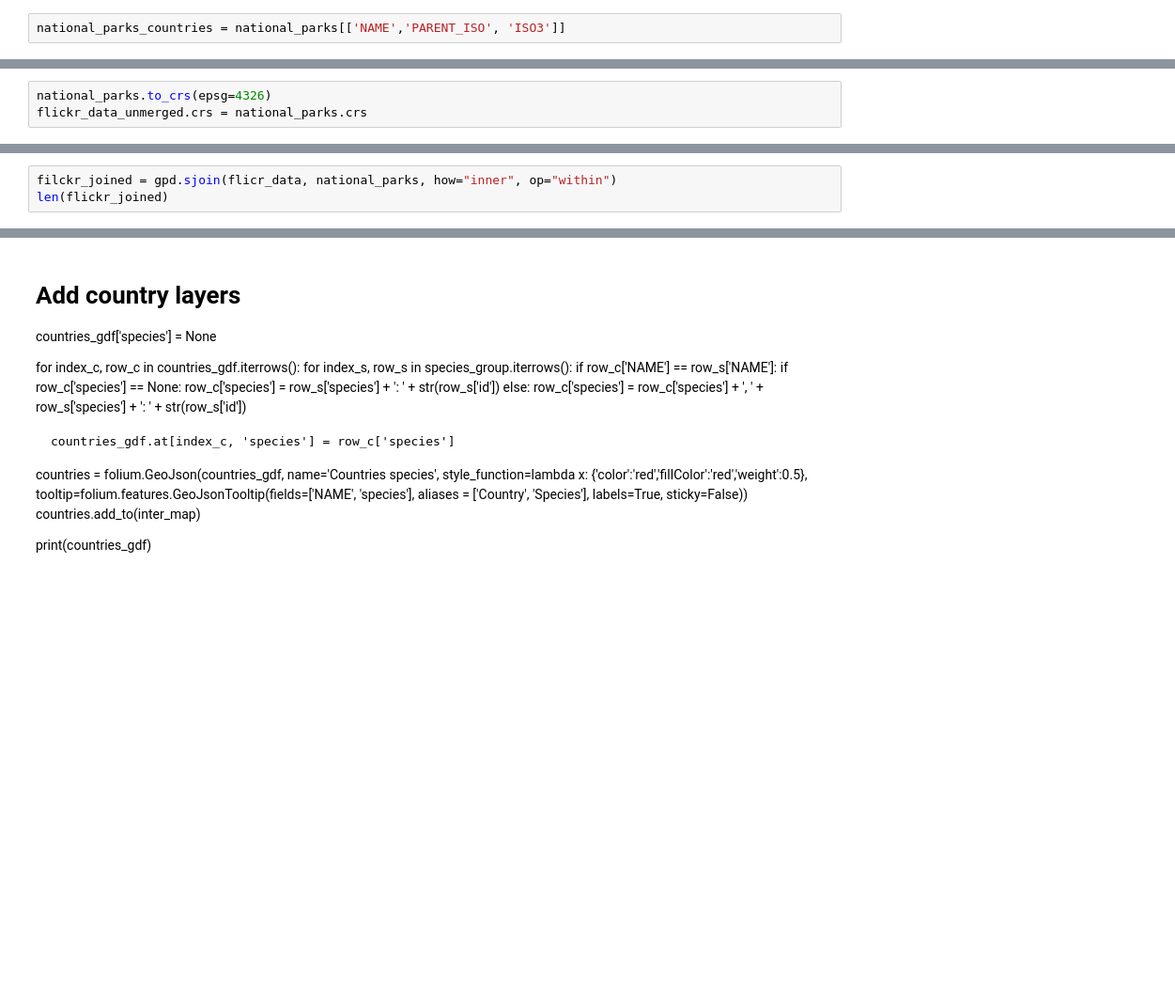
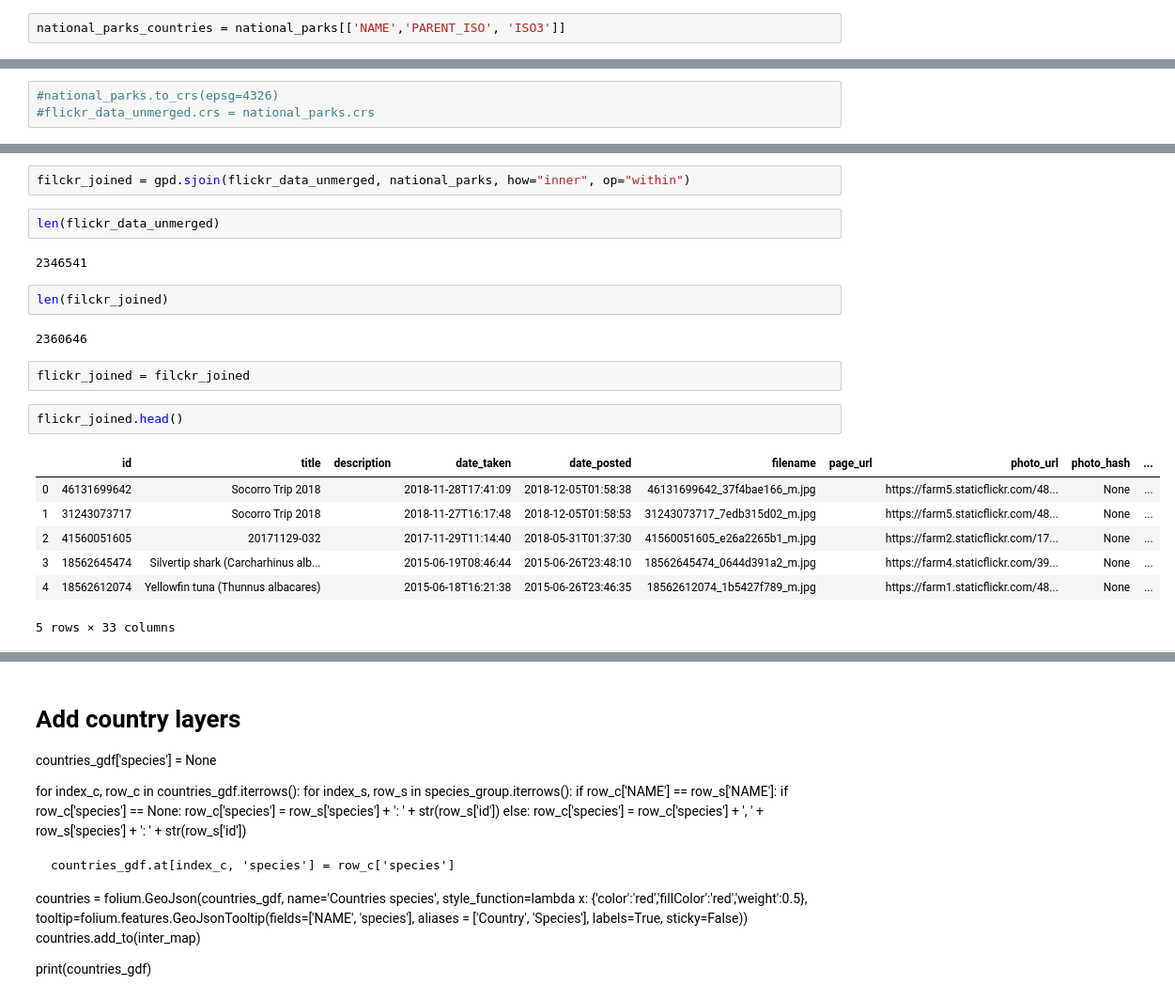
Before and after one commit to JooelRinne/gisproject, a Jupyter notebook: Object2.ipynb, the cells around one changed output, grey strips where cells are left out. Shown: that part at 94% size. Drawn from its saved outputs; the diff is of its cells as text; blank space fills up the shorter version.

```diff
--- a/Object2.ipynb
+++ b/Object2.ipynb
@@ -39,4 +84,4 @@ national_parks_countries.to_csv(outfp)
 # %%
-national_parks.to_crs(epsg=4326)
-flickr_data_unmerged.crs = national_parks.crs
+#national_parks.to_crs(epsg=4326)
+#flickr_data_unmerged.crs = national_parks.crs
 # %%
@@ -44,3 +98,22 @@ flickr_data = pd.merge(flickr_data_unmerged, continents, on='TÄHÄNCOUNTRYCODE'
 # %%
-filckr_joined = gpd.sjoin(flicr_data, national_parks, how="inner", op="within")
-len(flickr_joined)
+filckr_joined = gpd.sjoin(flickr_data_unmerged, national_parks, how="inner", op="within")
+# %%
+len(flickr_data_unmerged)
+# %% [output]
+2346541
+# %%
+len(filckr_joined)
+# %% [output]
+2360646
+# %%
+flickr_joined = filckr_joined
+# %%
+flickr_joined.head()
+# %% [output]
+|  | id | title | description | date_taken | date_posted | filename | page_url | photo_url | photo_hash | ... |
+| 0 | 46131699642 | Socorro Trip 2018 |  | 2018-11-28T17:41:09 | 2018-12-05T01:58:38 | 46131699642_37f4bae166_m.jpg |  | https://farm5.staticflickr.com/48... | None | ... |
+| 1 | 31243073717 | Socorro Trip 2018 |  | 2018-11-27T16:17:48 | 2018-12-05T01:58:53 | 31243073717_7edb315d02_m.jpg |  | https://farm5.staticflickr.com/48... | None | ... |
+| 2 | 41560051605 | 20171129-032 |  | 2017-11-29T11:14:40 | 2018-05-31T01:37:30 | 41560051605_e26a2265b1_m.jpg |  | https://farm2.staticflickr.com/17... | None | ... |
+| 3 | 18562645474 | Silvertip shark (Carcharhinus alb... |  | 2015-06-19T08:46:44 | 2015-06-26T23:48:10 | 18562645474_0644d391a2_m.jpg |  | https://farm4.staticflickr.com/39... | None | ... |
+| 4 | 18562612074 | Yellowfin tuna (Thunnus albacares) |  | 2015-06-18T16:21:38 | 2015-06-26T23:46:35 | 18562612074_1b5427f789_m.jpg |  | https://farm1.staticflickr.com/48... | None | ... |
+5 rows × 33 columns
```
Also changed, not shown: parts of 34 cells of this notebook, 4 other files.
